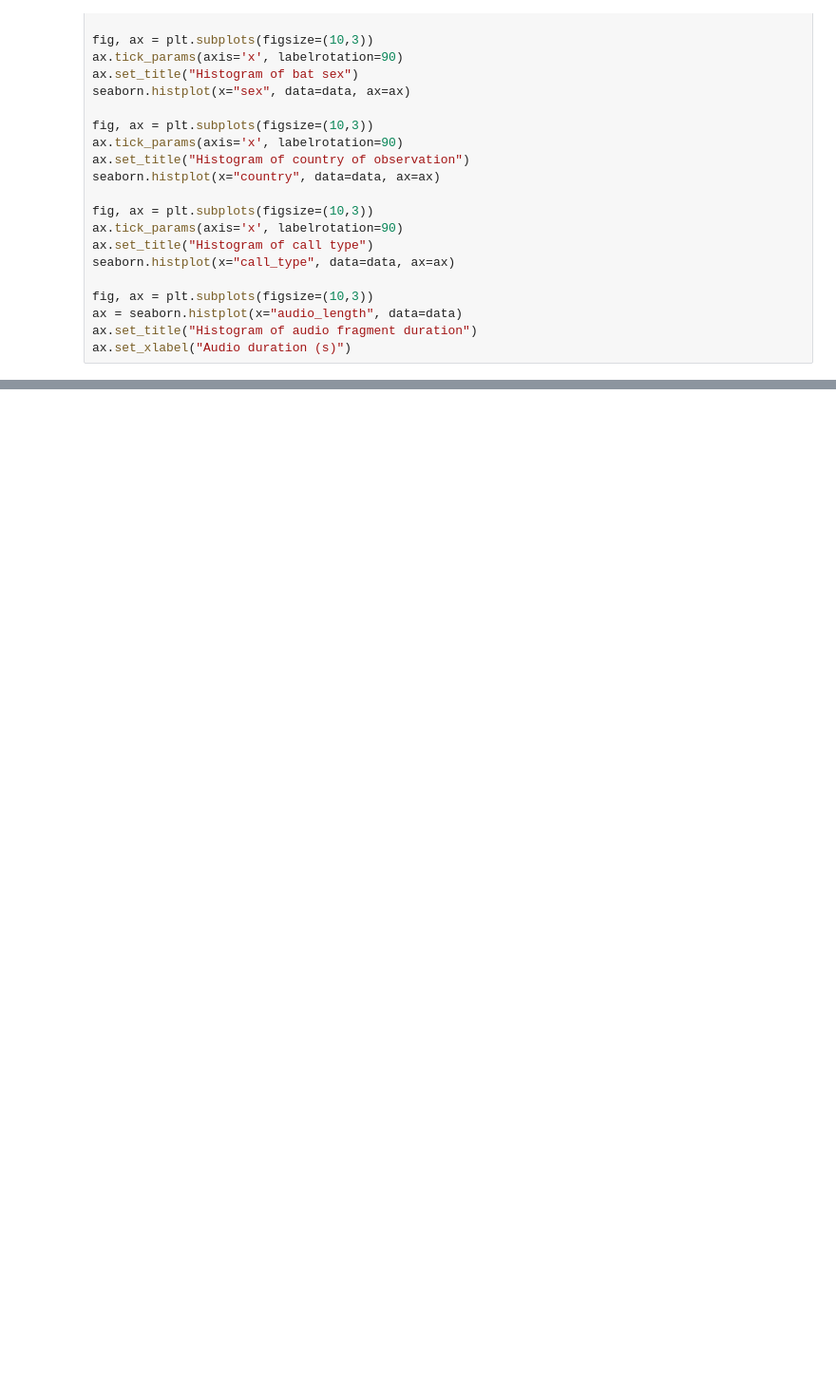
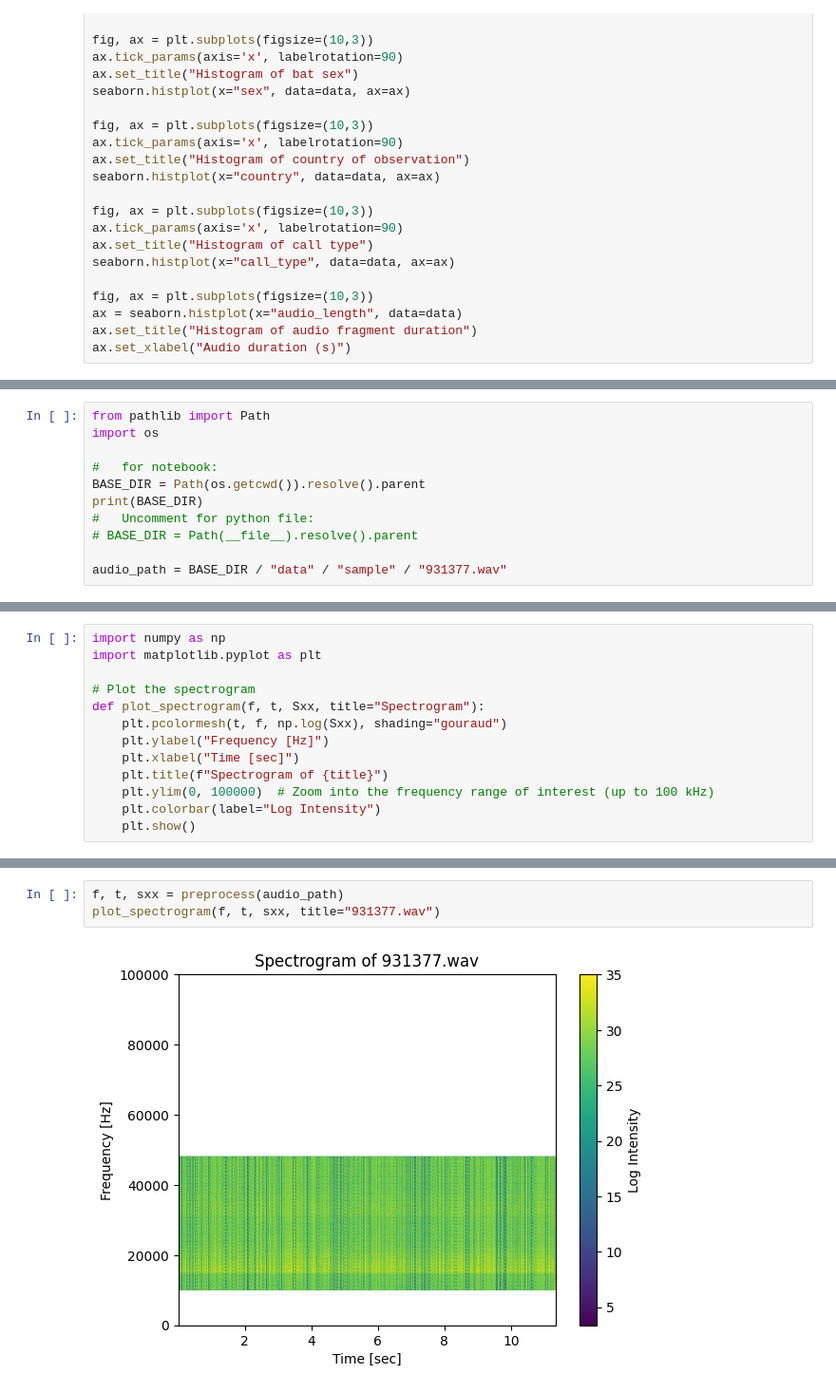
Before and after one commit to Jip-M/Applied-ML-Template, a Jupyter notebook: notebooks/exploration.ipynb, the cells around one changed output, grey strips where cells are left out. Shown: that part at 95% size. Cells and saved outputs as stored; diff of their text form; blank space fills up the shorter version.

Commit message:
preprocessing function begun

```diff
--- a/notebooks/exploration.ipynb
+++ b/notebooks/exploration.ipynb
@@ -78,0 +131,11 @@ ax.set_xlabel("Audio duration (s)")
+# %%
+from pathlib import Path
+import os
+
+#   for notebook:
+BASE_DIR = Path(os.getcwd()).resolve().parent
+print(BASE_DIR)
+#   Uncomment for python file:
+# BASE_DIR = Path(__file__).resolve().parent
+
+audio_path = BASE_DIR / "data" / "sample" / "931377.wav"
@@ -78,0 +193,13 @@ ax.set_xlabel("Audio duration (s)")
+# %%
+import numpy as np
+import matplotlib.pyplot as plt
+
+# Plot the spectrogram
+def plot_spectrogram(f, t, Sxx, title="Spectrogram"):
+    plt.pcolormesh(t, f, np.log(Sxx), shading="gouraud")
+    plt.ylabel("Frequency [Hz]")
+    plt.xlabel("Time [sec]")
+    plt.title(f"Spectrogram of {title}")
+    plt.ylim(0, 100000)  # Zoom into the frequency range of interest (up to 100 kHz)
+    plt.colorbar(label="Log Intensity")
+    plt.show()
@@ -78,0 +271,5 @@ ax.set_xlabel("Audio duration (s)")
+# %%
+f, t, sxx = preprocess(audio_path)
+plot_spectrogram(f, t, sxx, title="931377.wav")
+# %% [output]
+[figure, added]
```
Also changed, not shown: parts of 7 cells of this notebook.
